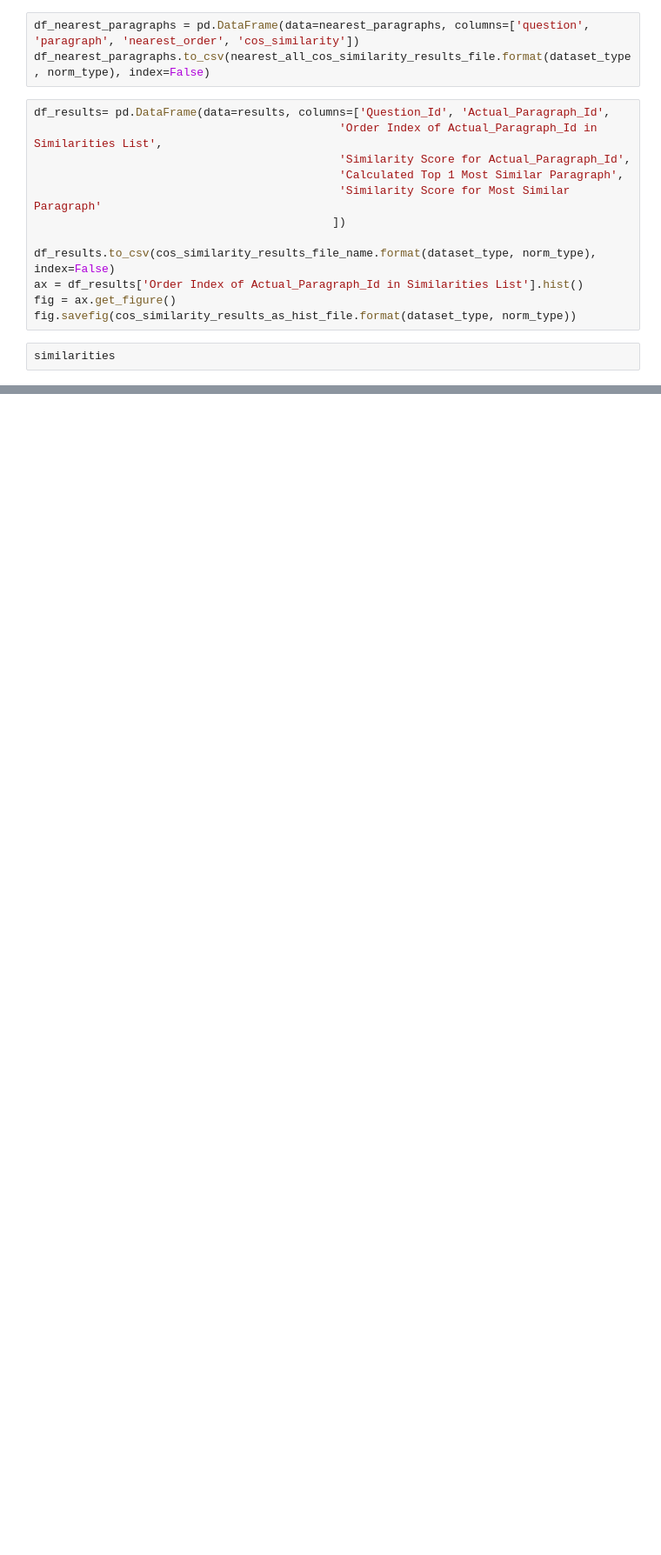
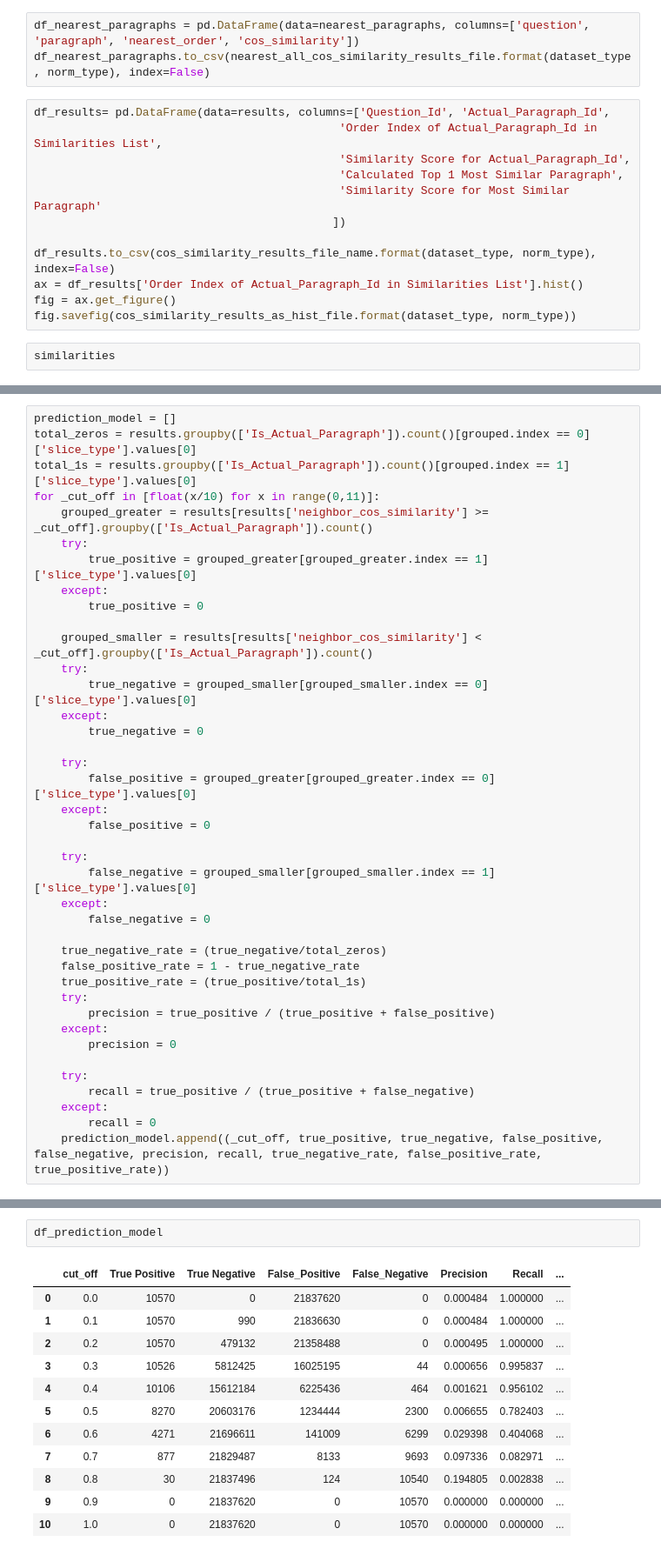
Before and after one commit to jackalhan/more_meaningful_representations, a Jupyter notebook: squad/sandbox_notebooks/2_Generate_Vectorized_Pairwise_Cosine_Similarity_Matrix_For_Q_P.ipynb, the cells around one changed output, grey strips where cells are left out. Shown at 87% size. Drawn from its saved outputs; the diff is of its cells as text; blank space fills up the shorter version.

```diff
--- a/squad/sandbox_notebooks/2_Generate_Vectorized_Pairwise_Cosine_Similarity_Matrix_For_Q_P.ipynb
+++ b/squad/sandbox_notebooks/2_Generate_Vectorized_Pairwise_Cosine_Similarity_Matrix_For_Q_P.ipynb
@@ -134,0 +390,40 @@ fig.savefig('/home/jackalhan/Development/github/more_meaningful_representations/
+# %%
+prediction_model = []
+total_zeros = results.groupby(['Is_Actual_Paragraph']).count()[grouped.index == 0]['slice_type'].values[0]
+total_1s = results.groupby(['Is_Actual_Paragraph']).count()[grouped.index == 1]['slice_type'].values[0]
+for _cut_off in [float(x/10) for x in range(0,11)]:
+    grouped_greater = results[results['neighbor_cos_similarity'] >= _cut_off].groupby(['Is_Actual_Paragraph']).count()
+    try:
+        true_positive = grouped_greater[grouped_greater.index == 1]['slice_type'].values[0]
+    except:
+        true_positive = 0
+
+    grouped_smaller = results[results['neighbor_cos_similarity'] < _cut_off].groupby(['Is_Actual_Paragraph']).count()
+    try:
+        true_negative = grouped_smaller[grouped_smaller.index == 0]['slice_type'].values[0]
+    except:
+        true_negative = 0
+
+    try:
+        false_positive = grouped_greater[grouped_greater.index == 0]['slice_type'].values[0]
+    except:
+        false_positive = 0
+
+    try:
+        false_negative = grouped_smaller[grouped_smaller.index == 1]['slice_type'].values[0]
+    except:
+        false_negative = 0
+
+    true_negative_rate = (true_negative/total_zeros)
+    false_positive_rate = 1 - true_negative_rate
+    true_positive_rate = (true_positive/total_1s)
+    try:
+        precision = true_positive / (true_positive + false_positive)
+    except:
+        precision = 0
+
+    try:
+        recall = true_positive / (true_positive + false_negative)
+    except:
+        recall = 0
+    prediction_model.append((_cut_off, true_positive, true_negative, false_positive, false_negative, precision, recall, true_negative_rate, false_positive_rate, true_positive_rate))
@@ -141,0 +438,15 @@ fig.savefig('/home/jackalhan/Development/github/more_meaningful_representations/
+# %%
+df_prediction_model
+# %% [output]
+|  | cut_off | True Positive | True Negative | False_Positive | False_Negative | Precision | Recall | ... |
+| 0 | 0.0 | 10570 | 0 | 21837620 | 0 | 0.000484 | 1.000000 | ... |
+| 1 | 0.1 | 10570 | 990 | 21836630 | 0 | 0.000484 | 1.000000 | ... |
+| 2 | 0.2 | 10570 | 479132 | 21358488 | 0 | 0.000495 | 1.000000 | ... |
+| 3 | 0.3 | 10526 | 5812425 | 16025195 | 44 | 0.000656 | 0.995837 | ... |
+| 4 | 0.4 | 10106 | 15612184 | 6225436 | 464 | 0.001621 | 0.956102 | ... |
+| 5 | 0.5 | 8270 | 20603176 | 1234444 | 2300 | 0.006655 | 0.782403 | ... |
+| 6 | 0.6 | 4271 | 21696611 | 141009 | 6299 | 0.029398 | 0.404068 | ... |
+| 7 | 0.7 | 877 | 21829487 | 8133 | 9693 | 0.097336 | 0.082971 | ... |
+| 8 | 0.8 | 30 | 21837496 | 124 | 10540 | 0.194805 | 0.002838 | ... |
+| 9 | 0.9 | 0 | 21837620 | 0 | 10570 | 0.000000 | 0.000000 | ... |
+| 10 | 1.0 | 0 | 21837620 | 0 | 10570 | 0.000000 | 0.000000 | ... |
```
Also changed, not shown: parts of 53 cells of this notebook, 6 other files.
